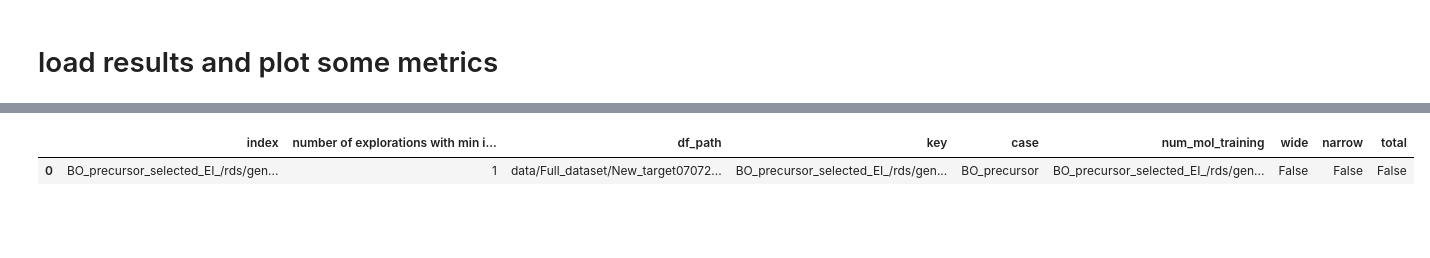
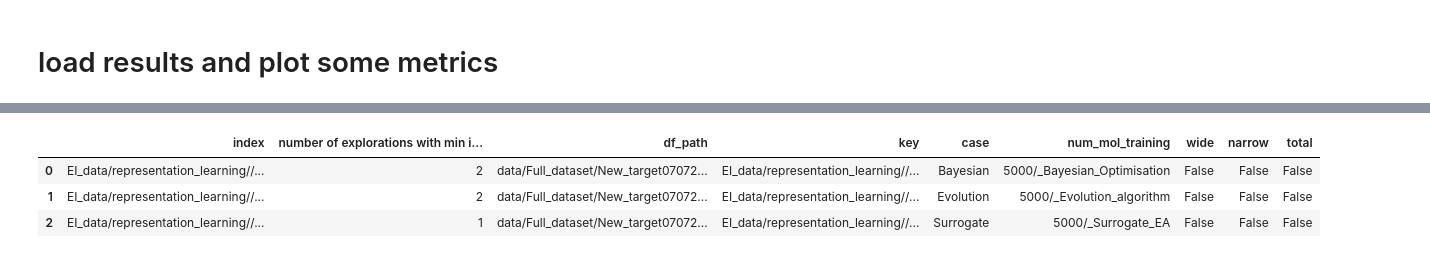
Before and after one commit to mohammedazzouzi15/STK_search, a Jupyter notebook: Example_notebooks/2_run_search_exp.ipynb, the cells around one changed output, grey strips where cells are left out. Cells and saved outputs as stored; diff of their text form; code cells hidden in the pictures; blank space fills up the shorter version.

```diff
--- a/Example_notebooks/2_run_search_exp.ipynb
+++ b/Example_notebooks/2_run_search_exp.ipynb
@@ -550,7 +532,7 @@ oligomer_size = 6
 #df_filtered = df_filtered[df_filtered['num_elem_initialisation']==num_elem_initialisation]
 df_filtered = df_all[df_all['oligomer_size']==oligomer_size]
 print(df_filtered.shape)
-df_list = df_filtered.groupby(['case','frag_properties','which_acquisition','config_dir'])
+df_list = df_filtered.groupby(['which_acquisition','config_dir','search_algorithm'])
 print(len(df_list))
-df_filtered.groupby(['case','frag_properties','which_acquisition','config_dir']).describe()
+df_filtered.groupby(['which_acquisition','config_dir','search_algorithm']).describe()
 # %% [output]
@@ -571,37 +566,40 @@ def load_search_list(df,min_num_iteration):
     for index, row in df.iterrows():
         if min_num_iteration <= row['max_num_eval']:
             search_list.append(pd.read_pickle(row['search_exp_file']))
     return search_list
 def get_results_length(x):
     try:
         return len(pd.read_pickle(x)['fitness_acquired'])
     except Exception as e:
         #print(e)
         return 0
 results_dict = {}
 num_searches_with_min, df_plot_dict = {}, {}
-min_num_iteration = 70
+min_num_iteration = 60
 for name , df in df_list:
     if len(df) != 0:
         df['max_num_eval']=df['search_exp_file'].apply(lambda x: get_results_length(x))
         key = join_name(name)
         df['key'] = key
         if df['max_num_eval'].max() >= min_num_iteration:
             results_dict[key] = load_search_list(df,min_num_iteration)
-            num_searches_with_min[key] = (len(results_dict[key]), df['df_path'].values[0])
+            num_searches_with_min[key] = (len(results_dict[key]), df['df_total'].values[0])
 df_summary_1 = pd.DataFrame.from_dict(num_searches_with_min, orient='index',columns=['number of explorations with min iterations','df_path'])
 #df_summary = df_summary.merge(df_summary_1, left_index=True, right_index=True)
 df_summary_1['key'] = df_summary_1.index
-df_summary_1['case'] = df_summary_1['key'].apply(lambda x: x.split('_')[0]+'_'+x.split('_')[1])
+df_summary_1['case'] = df_summary_1['key'].apply(lambda x: x.split('_')[3])#+'_'+x.split('_')[2])
 df_summary_1['num_mol_training'] = df_summary_1['key'].apply(lambda x: x.split('nummol')[-1])
 df_summary_1['wide']=df_summary_1['key'].apply(lambda x: '_wide' in x)
 df_summary_1['narrow']=df_summary_1['key'].apply(lambda x: '_narrow' in x)
 df_summary_1['total']=df_summary_1['key'].apply(lambda x: '_total' in x)
+#df_summary_1['key'] = df_summary_1['case']
 df_summary_1.reset_index(inplace=True)
 df_summary_1
 # %% [output]
 |  | index | number of explorations with min i... | df_path | key | case | num_mol_training | wide | narrow | total |
-| 0 | BO_precursor_selected_EI_/rds/gen... | 1 | data/Full_dataset/New_target07072... | BO_precursor_selected_EI_/rds/gen... | BO_precursor | BO_precursor_selected_EI_/rds/gen... | False | False | False |
+| 0 | EI_data/representation_learning//... | 2 | data/Full_dataset/New_target07072... | EI_data/representation_learning//... | Bayesian | 5000/_Bayesian_Optimisation | False | False | False |
+| 1 | EI_data/representation_learning//... | 2 | data/Full_dataset/New_target07072... | EI_data/representation_learning//... | Evolution | 5000/_Evolution_algorithm | False | False | False |
+| 2 | EI_data/representation_learning//... | 1 | data/Full_dataset/New_target07072... | EI_data/representation_learning//... | Surrogate | 5000/_Surrogate_EA | False | False | False |
 # %%
 import datetime
 import pickle
```
Also changed, not shown: parts of 17 cells of this notebook, 2 other files.
